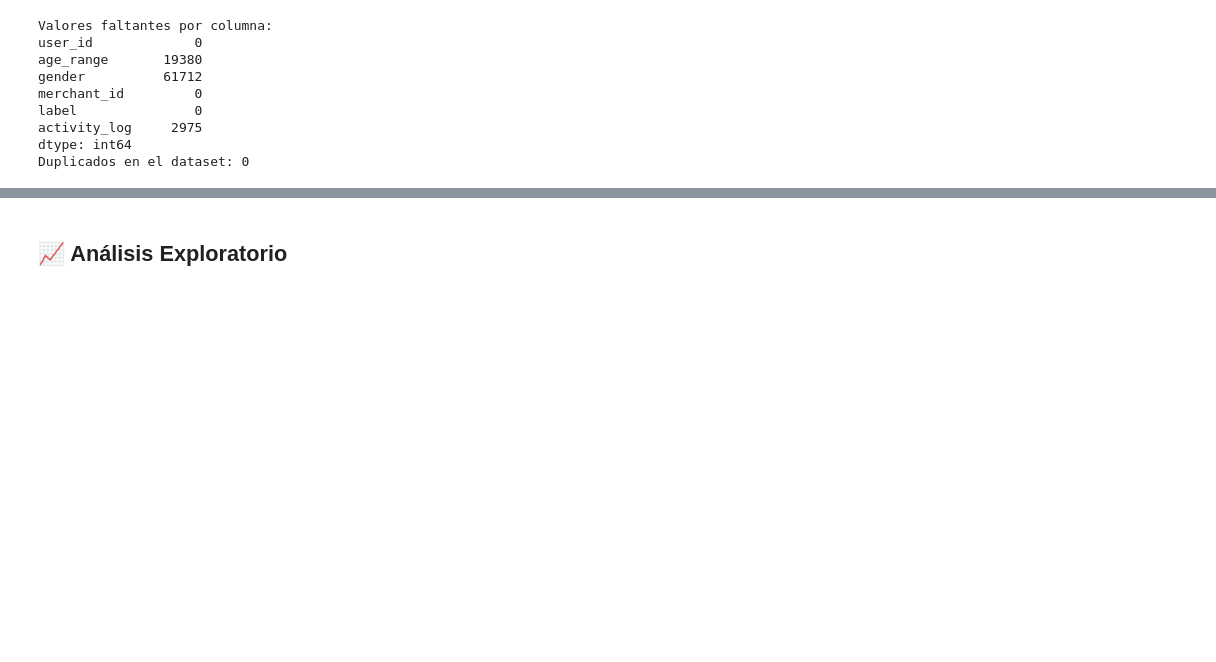
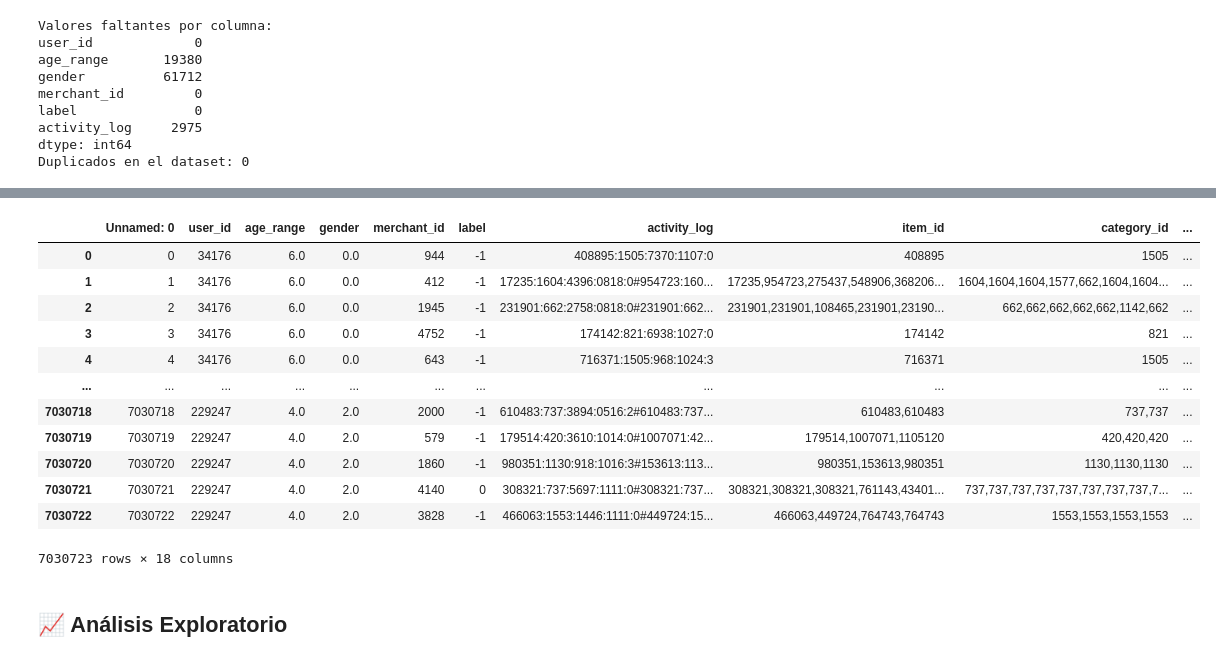
Before and after one commit to Dahernandezsilve/P2DataScience, a Jupyter notebook: Proyecto2.ipynb, the cells around one changed output, grey strips where cells are left out. Saved outputs shown, nothing was run; the diff lists cells and outputs as text; code cells hidden in the pictures; blank space fills up the shorter version.

```diff
--- a/Proyecto2.ipynb
+++ b/Proyecto2.ipynb
@@ -254,3 +255,7 @@ Procesando filas de 7030000 a 7040000...
 | 2 | 34176 | 6.0 | 0.0 | 1945 | -1 | 231901:662:2758:0818:0#231901:662... | 231901,231901,108465,231901,23190... | 662,662,662,662,662,1142,662 | 2758,2758,2758,2758,2758,2758,2758 | ... |
 | 3 | 34176 | 6.0 | 0.0 | 4752 | -1 | 174142:821:6938:1027:0 | 174142 | 821 | 6938 | ... |
 | 4 | 34176 | 6.0 | 0.0 | 643 | -1 | 716371:1505:968:1024:3 | 716371 | 1505 | 968 | ... |
+# %%
+dataTrain_activity_clean = pd.read_csv("data/train_cleaned_data.csv")
+
+dataTrain_activity_clean[['action_type', 'item_id']].head(20)
@@ -256,0 +280,26 @@ Procesando filas de 7030000 a 7040000...
+# %%
+action_dict = {0: 'clicks', 1: 'add_to_cart', 2: 'purchases', 3: 'add_to_favorites'}
+
+def process_row(row):
+    if isinstance(row['action_type'], str):
+        actions = list(map(int, row['action_type'].split(',')))
+    else:
+        actions = []
+
+    if isinstance(row['item_id'], str):
+        items = row['item_id'].split(',')
+    else:
+        items = []
+
+    action_counts = {'clicks': 0, 'add_to_cart': 0, 'purchases': 0, 'add_to_favorites': 0}
+
+    for action in actions:
+        action_name = action_dict[action]
+        action_counts[action_name] += 1
+
+    total_actions = len(actions)
+
+    return pd.Series({**action_counts, 'total_actions': total_actions})
+
+dataTrain_activity_clean[['clicks', 'add_to_cart', 'purchases', 'add_to_favorites', 'total_actions']] = dataTrain_activity_clean.apply(process_row, axis=1)
+print(dataTrain_activity_clean[['action_type', 'item_id', 'clicks', 'add_to_cart', 'purchases', 'add_to_favorites', 'total_actions']].head(20))
@@ -256,0 +324,8 @@ Procesando filas de 7030000 a 7040000...
+# %%
+def count_unique_items(row):
+    if isinstance(row['item_id'], str):
+        items = row['item_id'].split(',')
+        return len(set(items))
+    return 0
+
+dataTrain_activity_clean['unique_item_count'] = dataTrain_activity_clean.apply(count_unique_items, axis=1)
@@ -257,3 +350,19 @@ Procesando filas de 7030000 a 7040000...
+# %%
+dataTrain_activity_clean
+# %% [output]
+|  | Unnamed: 0 | user_id | age_range | gender | merchant_id | label | activity_log | item_id | category_id | ... |
+| 0 | 0 | 34176 | 6.0 | 0.0 | 944 | -1 | 408895:1505:7370:1107:0 | 408895 | 1505 | ... |
+| 1 | 1 | 34176 | 6.0 | 0.0 | 412 | -1 | 17235:1604:4396:0818:0#954723:160... | 17235,954723,275437,548906,368206... | 1604,1604,1604,1577,662,1604,1604... | ... |
+| 2 | 2 | 34176 | 6.0 | 0.0 | 1945 | -1 | 231901:662:2758:0818:0#231901:662... | 231901,231901,108465,231901,23190... | 662,662,662,662,662,1142,662 | ... |
+| 3 | 3 | 34176 | 6.0 | 0.0 | 4752 | -1 | 174142:821:6938:1027:0 | 174142 | 821 | ... |
+| 4 | 4 | 34176 | 6.0 | 0.0 | 643 | -1 | 716371:1505:968:1024:3 | 716371 | 1505 | ... |
+| ... | ... | ... | ... | ... | ... | ... | ... | ... | ... | ... |
+| 7030718 | 7030718 | 229247 | 4.0 | 2.0 | 2000 | -1 | 610483:737:3894:0516:2#610483:737... | 610483,610483 | 737,737 | ... |
+| 7030719 | 7030719 | 229247 | 4.0 | 2.0 | 579 | -1 | 179514:420:3610:1014:0#1007071:42... | 179514,1007071,1105120 | 420,420,420 | ... |
+| 7030720 | 7030720 | 229247 | 4.0 | 2.0 | 1860 | -1 | 980351:1130:918:1016:3#153613:113... | 980351,153613,980351 | 1130,1130,1130 | ... |
+| 7030721 | 7030721 | 229247 | 4.0 | 2.0 | 4140 | 0 | 308321:737:5697:1111:0#308321:737... | 308321,308321,308321,761143,43401... | 737,737,737,737,737,737,737,737,7... | ... |
+| 7030722 | 7030722 | 229247 | 4.0 | 2.0 | 3828 | -1 | 466063:1553:1446:1111:0#449724:15... | 466063,449724,764743,764743 | 1553,1553,1553,1553 | ... |
+7030723 rows × 18 columns
 # %%
 dataTrain_activity_clean.to_csv("data/train_cleaned_data.csv")
 # %% [markdown]
```
Also changed, not shown: parts of 9 cells of this notebook.
